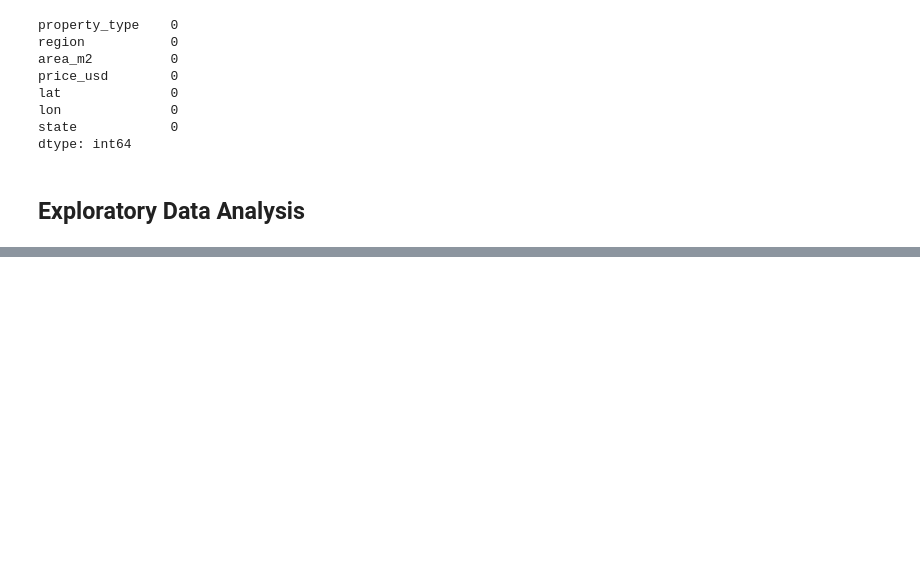
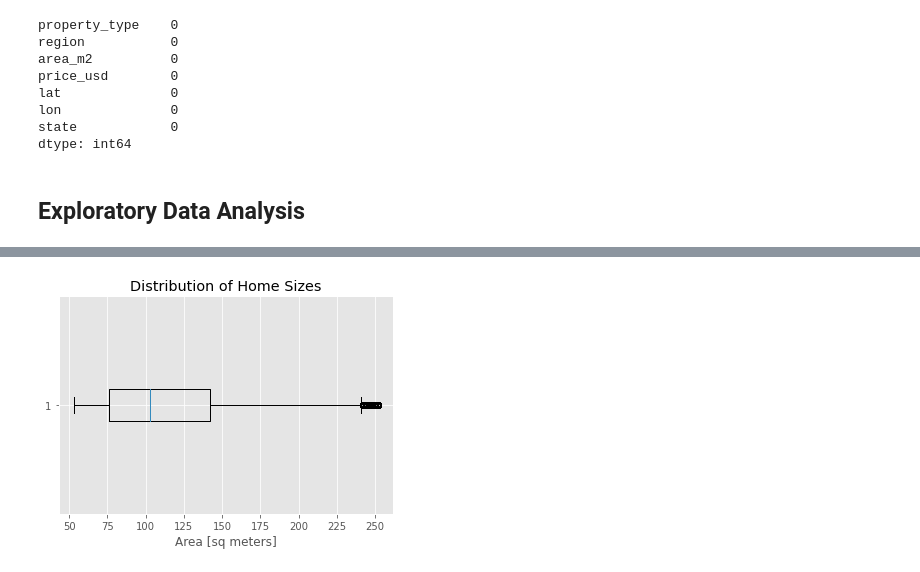
Before and after one commit to Harriet-ngomo/Real-estate-analysis-mexico-brazil, a Jupyter notebook: index.ipynb, the cells around one changed output, grey strips where cells are left out. Cells and saved outputs as stored; diff of their text form; code cells hidden in the pictures; blank space fills up the shorter version.

```diff
--- a/index.ipynb
+++ b/index.ipynb
@@ -319,0 +349,6 @@ fig.show()
+# %%
+plt.boxplot(df["area_m2"],vert = False)
+plt.xlabel("Area [sq meters]")
+plt.title("Distribution of Home Sizes");
+# %% [output]
+[figure, added]
```
Also changed, not shown: parts of 19 cells of this notebook.
